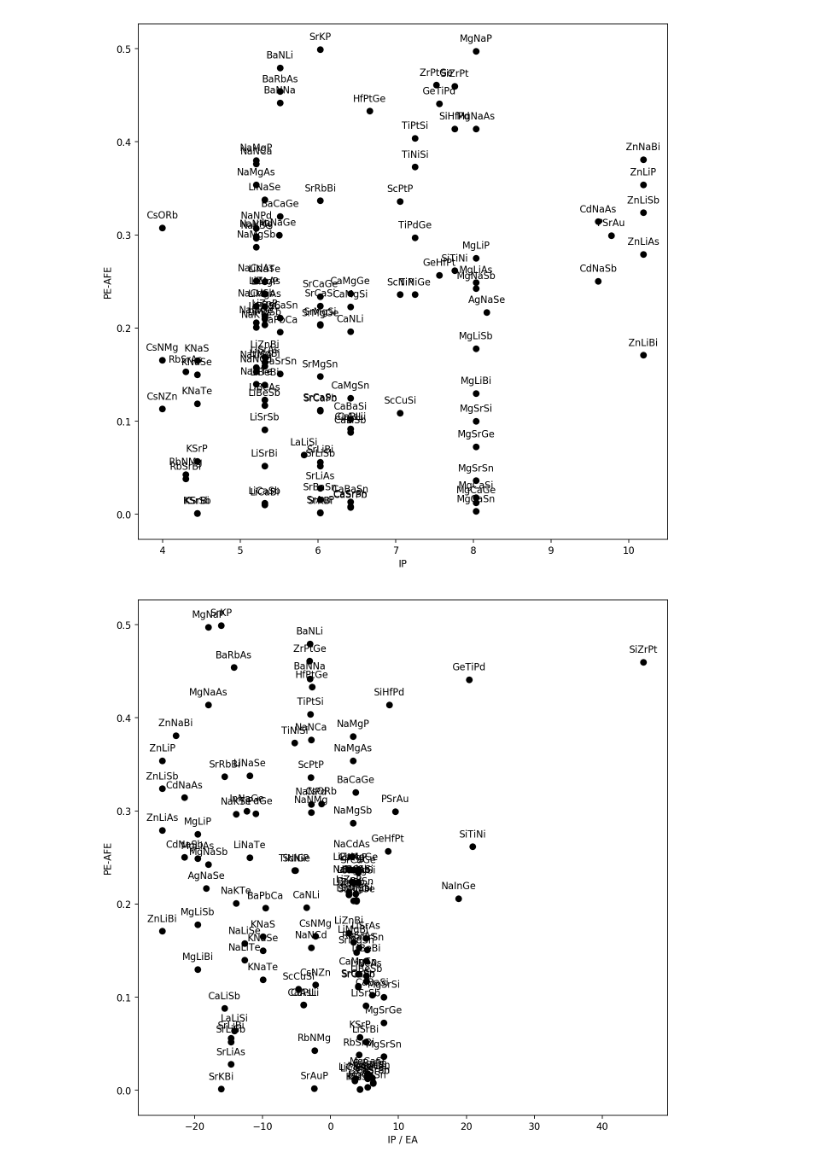
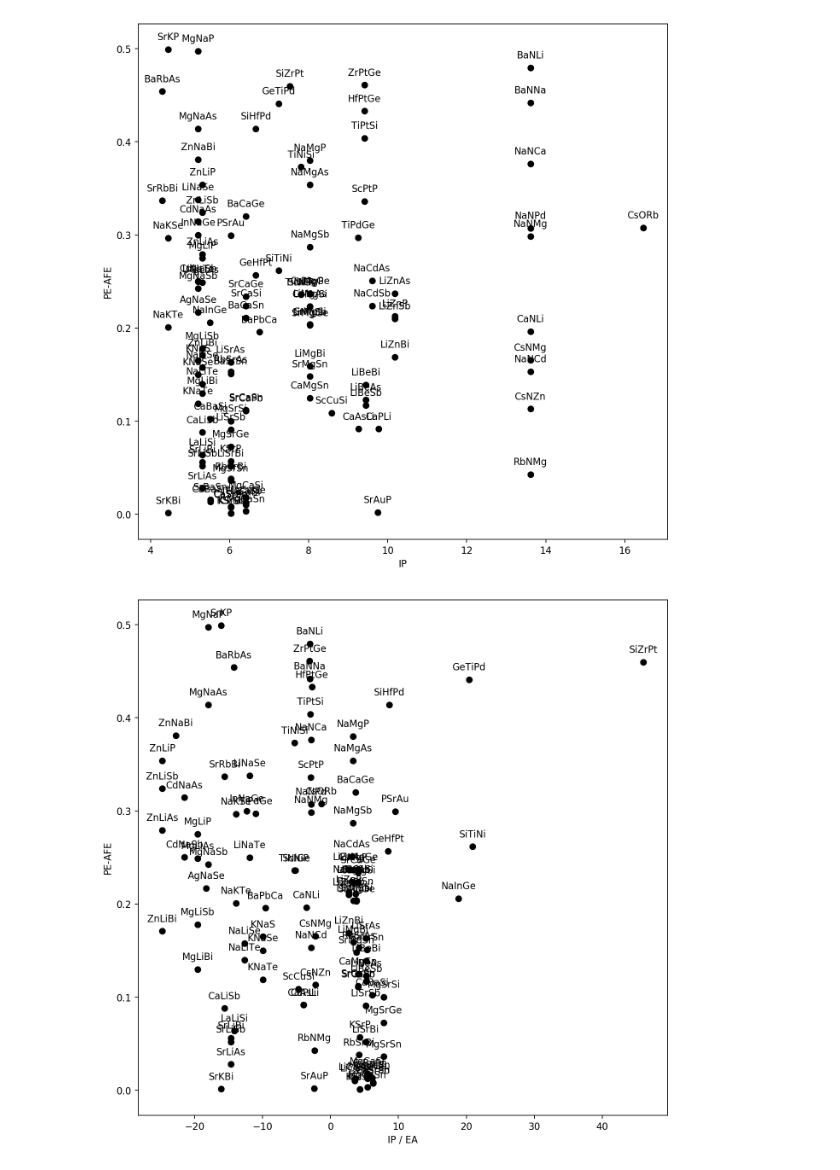
Before and after one commit to lstorchi/matinformatics, a Jupyter notebook: scatterplots.ipynb, the cells around one changed output. Cells and saved outputs as stored; diff of their text form; code cells hidden in the pictures.

```diff
--- a/scatterplots.ipynb
+++ b/scatterplots.ipynb
@@ -8,7 +8,7 @@ materisheetname = "poolished_revised_list"
 
 labelname = "PE-AFE"
 atomiclbl = "IP"
-atom = "A"
+atom = "B"
 
 df = pd.read_excel(filename)
 
@@ -24,35 +24,35 @@ matname = matdata["Name"].values
 atomslist = matdata[atom].values
 
 xval = []
 for at in atomslist:
     at1 = at.replace(' ', '')
-    x = atodata[atodata["A"] == at][atomiclbl].values[0]
+    x = atodata[atodata["A"] == at1][atomiclbl].values[0]
     xval.append(x)
     #print(at, x)
 
 figure(figsize=(10, 10), dpi=160)
 
 plt.scatter(xval, yval,  color='black')
 
 i = 0
 for x,y in zip(xval,yval):
         label = matname[i]
 
         plt.annotate(label,
                      (x,y),
                      textcoords="offset points",
                      xytext=(0,10),
                      ha='center')
 
         i += 1
 
 plt.xlabel(atomiclbl)
 plt.ylabel(labelname)
 
 
 plt.show()
 # %% [output]
-[figure, old version]
+[figure, new version]
 # %%
 # simple way to add equation
 atom_2 = "B"
```
Also changed, not shown: 1 other file.
